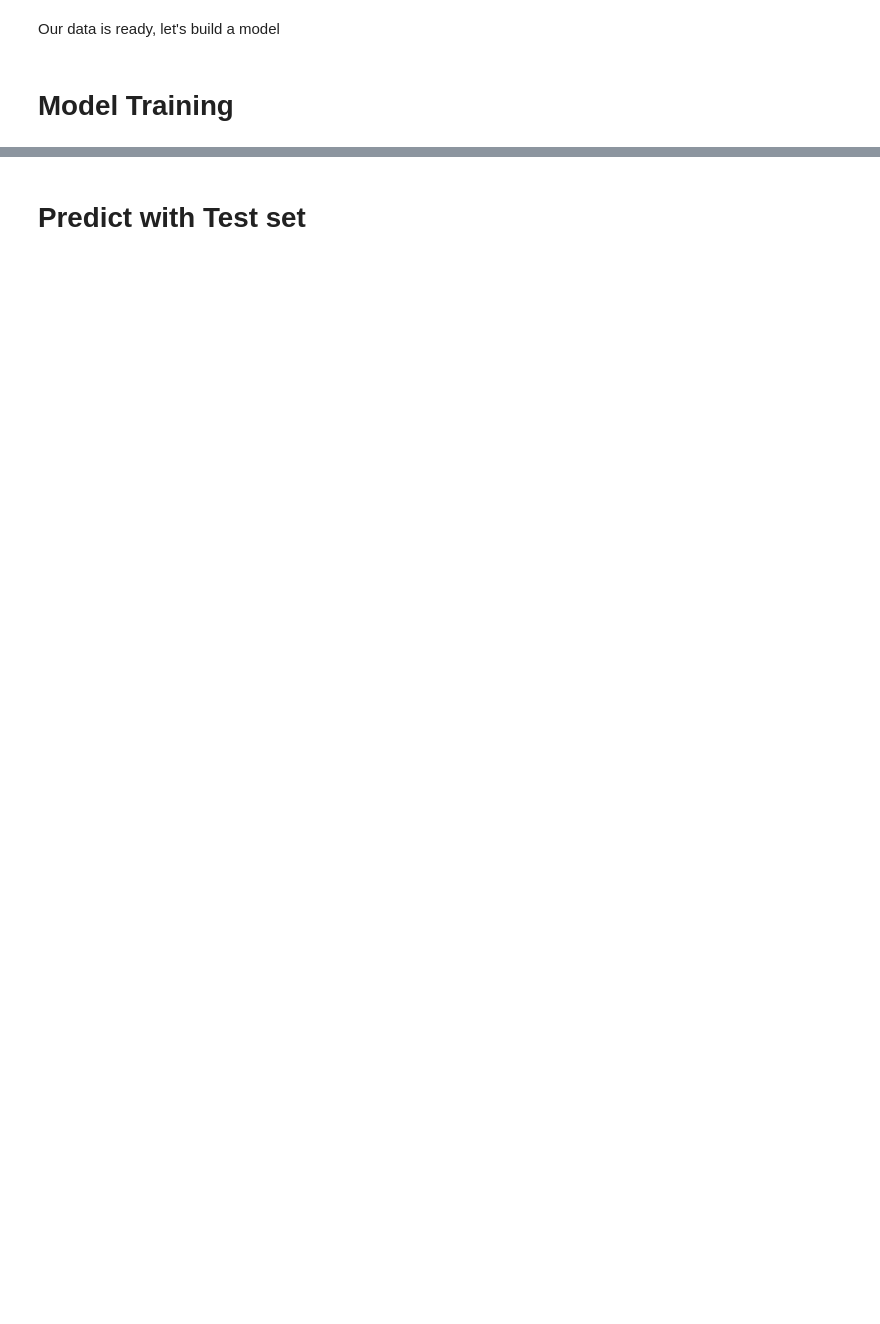
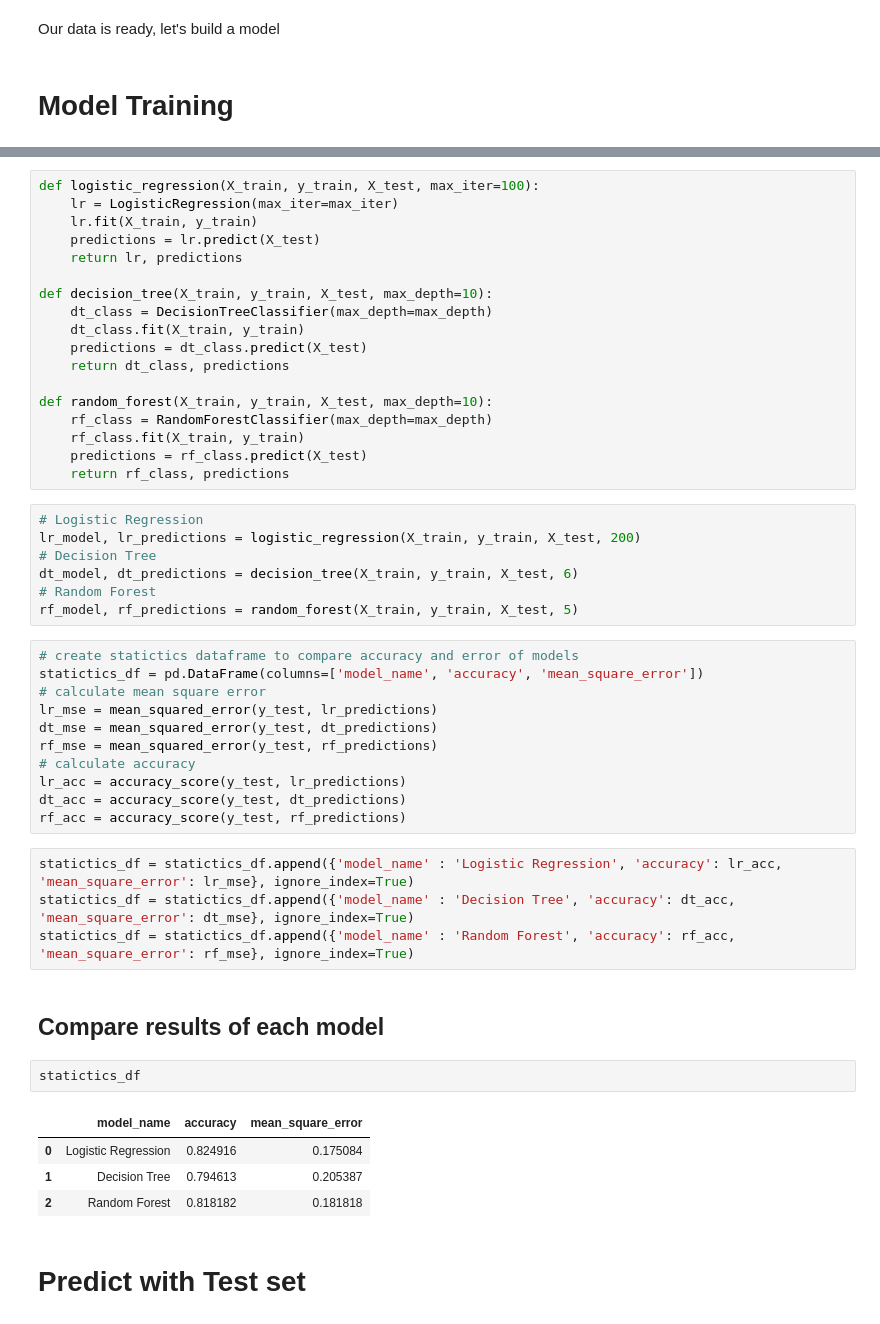
Before and after one commit to Thienbuu/Titanic_classification, a Jupyter notebook: Basic.ipynb, the cells around one changed output, grey strips where cells are left out. Saved outputs shown, nothing was run; the diff lists cells and outputs as text; blank space fills up the shorter version.

```diff
--- a/Basic.ipynb
+++ b/Basic.ipynb
@@ -332,3 +337,52 @@ As we see from the dataframe, seems like logistics regression give us the best p
+# %%
+def logistic_regression(X_train, y_train, X_test, max_iter=100):
+    lr = LogisticRegression(max_iter=max_iter)
+    lr.fit(X_train, y_train)
+    predictions = lr.predict(X_test)
+    return lr, predictions
+
+def decision_tree(X_train, y_train, X_test, max_depth=10):
+    dt_class = DecisionTreeClassifier(max_depth=max_depth)
+    dt_class.fit(X_train, y_train)
+    predictions = dt_class.predict(X_test)
+    return dt_class, predictions
+
+def random_forest(X_train, y_train, X_test, max_depth=10):
+    rf_class = RandomForestClassifier(max_depth=max_depth)
+    rf_class.fit(X_train, y_train)
+    predictions = rf_class.predict(X_test)
+    return rf_class, predictions
+# %%
+# Logistic Regression
+lr_model, lr_predictions = logistic_regression(X_train, y_train, X_test, 200)
+# Decision Tree
+dt_model, dt_predictions = decision_tree(X_train, y_train, X_test, 6)
+# Random Forest
+rf_model, rf_predictions = random_forest(X_train, y_train, X_test, 5)
+# %%
+# create statictics dataframe to compare accuracy and error of models
+statictics_df = pd.DataFrame(columns=['model_name', 'accuracy', 'mean_square_error'])
+# calculate mean square error
+lr_mse = mean_squared_error(y_test, lr_predictions)
+dt_mse = mean_squared_error(y_test, dt_predictions)
+rf_mse = mean_squared_error(y_test, rf_predictions)
+# calculate accuracy
+lr_acc = accuracy_score(y_test, lr_predictions)
+dt_acc = accuracy_score(y_test, dt_predictions)
+rf_acc = accuracy_score(y_test, rf_predictions)
+# %%
+statictics_df = statictics_df.append({'model_name' : 'Logistic Regression', 'accuracy': lr_acc, 'mean_square_error': lr_mse}, ignore_index=True)
+statictics_df = statictics_df.append({'model_name' : 'Decision Tree', 'accuracy': dt_acc, 'mean_square_error': dt_mse}, ignore_index=True)
+statictics_df = statictics_df.append({'model_name' : 'Random Forest', 'accuracy': rf_acc, 'mean_square_error': rf_mse}, ignore_index=True)
+# %% [markdown]
+## Compare results of each model
+# %%
+statictics_df
+# %% [output]
+|  | model_name | accuracy | mean_square_error |
+| 0 | Logistic Regression | 0.824916 | 0.175084 |
+| 1 | Decision Tree | 0.794613 | 0.205387 |
+| 2 | Random Forest | 0.818182 | 0.181818 |
 # %% [markdown]
 # Predict with Test set
 # %%
```
Also changed, not shown: parts of 75 cells of this notebook, 1 other file.
